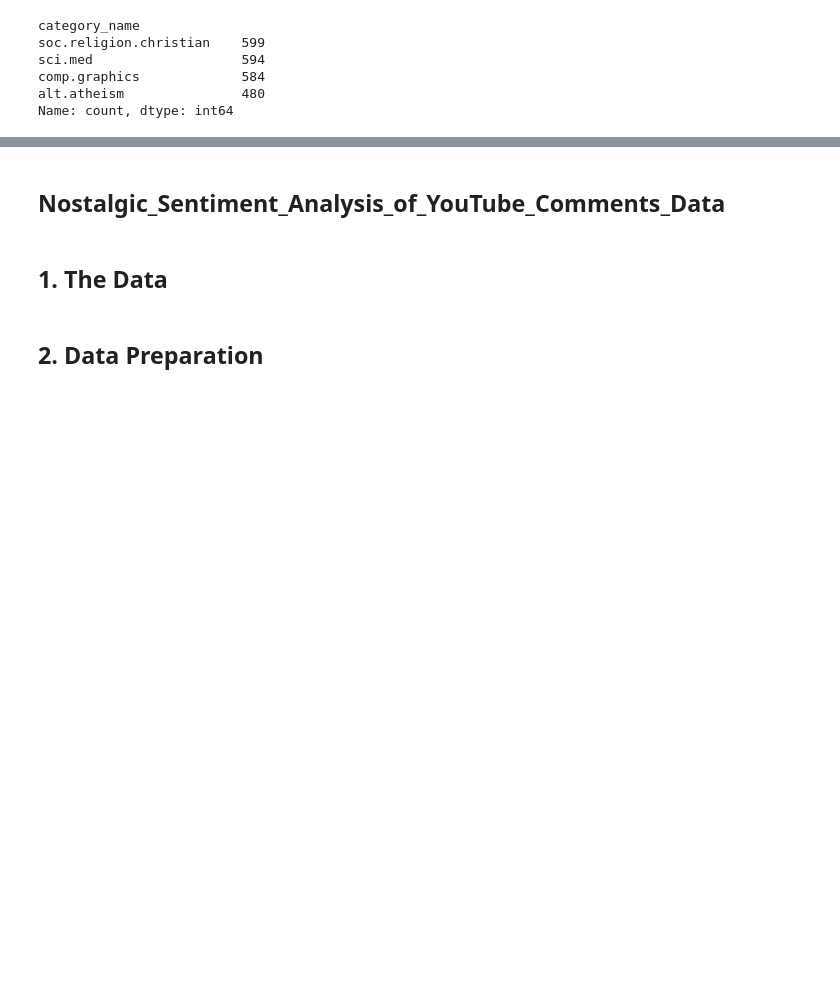
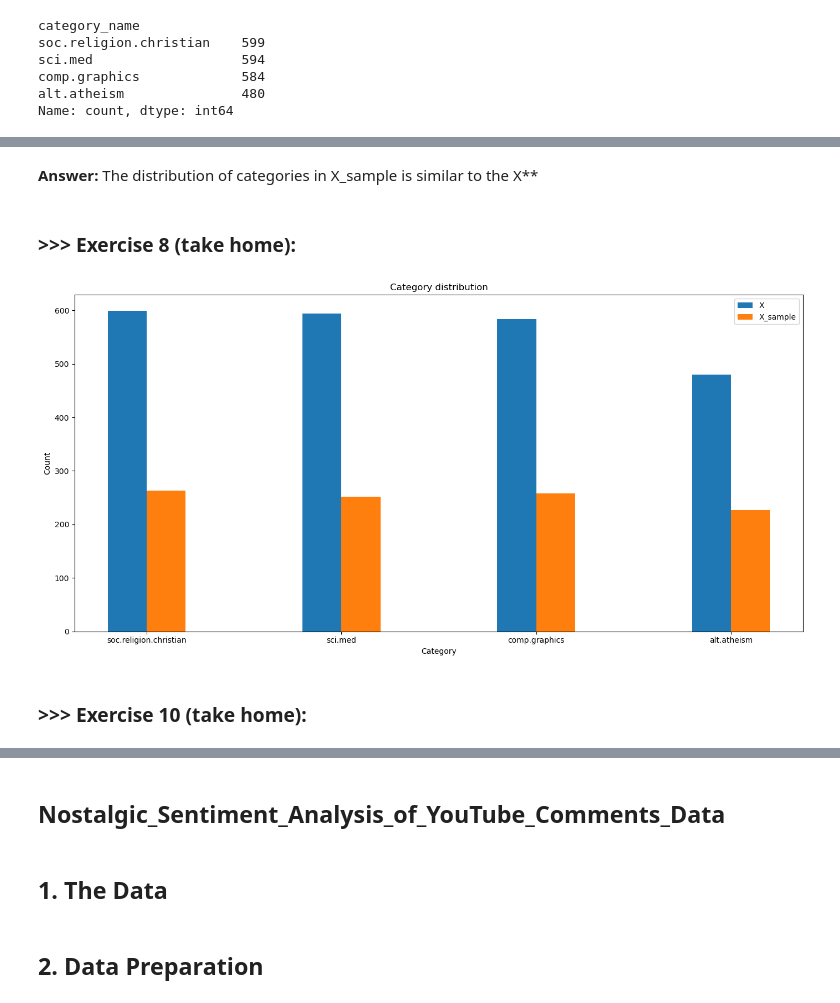
Before and after one commit to Jillwu0506/DM2024-Lab1-Homework, a Jupyter notebook: DM2024-Lab1-Homework.ipynb, the cells around one changed output, grey strips where cells are left out. Drawn from its saved outputs; the diff is of its cells as text; code cells hidden in the pictures; blank space fills up the shorter version.

```diff
--- a/DM2024-Lab1-Homework.ipynb
+++ b/DM2024-Lab1-Homework.ipynb
@@ -96,0 +133,11 @@ Name: count, dtype: int64
+# %%
+X_sample = X.sample(n=1000) #random state
+
+# calculate the distribution of categories
+category_counts = X['category_name'].value_counts()
+category_counts_sample = X_sample['category_name'].value_counts()
+category_distribution = category_counts / category_counts.sum()
+category_distribution_sample = category_counts_sample / category_counts_sample.sum()
+
+print(category_counts / category_counts.sum())
+print(category_counts_sample / category_counts_sample.sum())
@@ -96,0 +157,34 @@ Name: count, dtype: int64
+# %% [markdown]
+**Answer:**
+ The distribution of categories in X_sample is similar to the X**
+# %% [markdown]
+### >>> **Exercise 8 (take home):**
+# %%
+import matplotlib.pyplot as plt
+import seaborn as sns
+
+# combine the category counts in X and X_sample
+combined_df = pd.DataFrame({
+    'Category': category_counts.index,
+    'X': category_counts.values,
+    'X_sample': category_counts_sample.reindex(category_counts.index).fillna(0).values
+})
+
+# draw the bar chart
+plt.figure(figsize=(14, 7))
+bar_width = 0.2
+index = range(len(combined_df))
+
+plt.bar(index, combined_df['X'], bar_width, label='X')
+plt.bar([i + bar_width for i in index], combined_df['X_sample'], bar_width, label='X_sample')
+
+plt.xlabel('Category')
+plt.ylabel('Count')
+plt.title('Category distribution')
+plt.xticks([i + bar_width / 2 for i in index], combined_df['Category'])
+plt.legend()
+
+plt.tight_layout()
+plt.show()
+# %% [output]
+[figure, added]
@@ -96,0 +195,2 @@ Name: count, dtype: int64
+# %% [markdown]
+### **>>> Exercise 10 (take home):**
```
Also changed, not shown: parts of 31 cells of this notebook.
